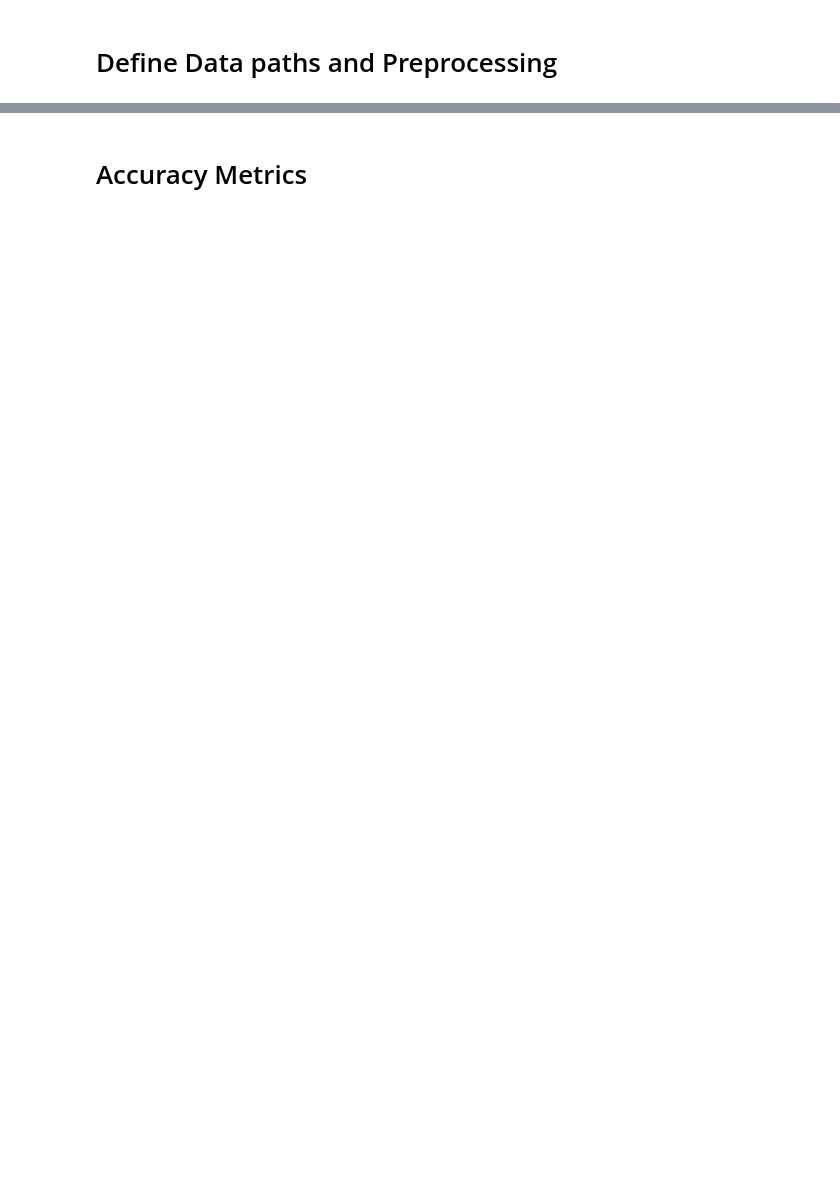
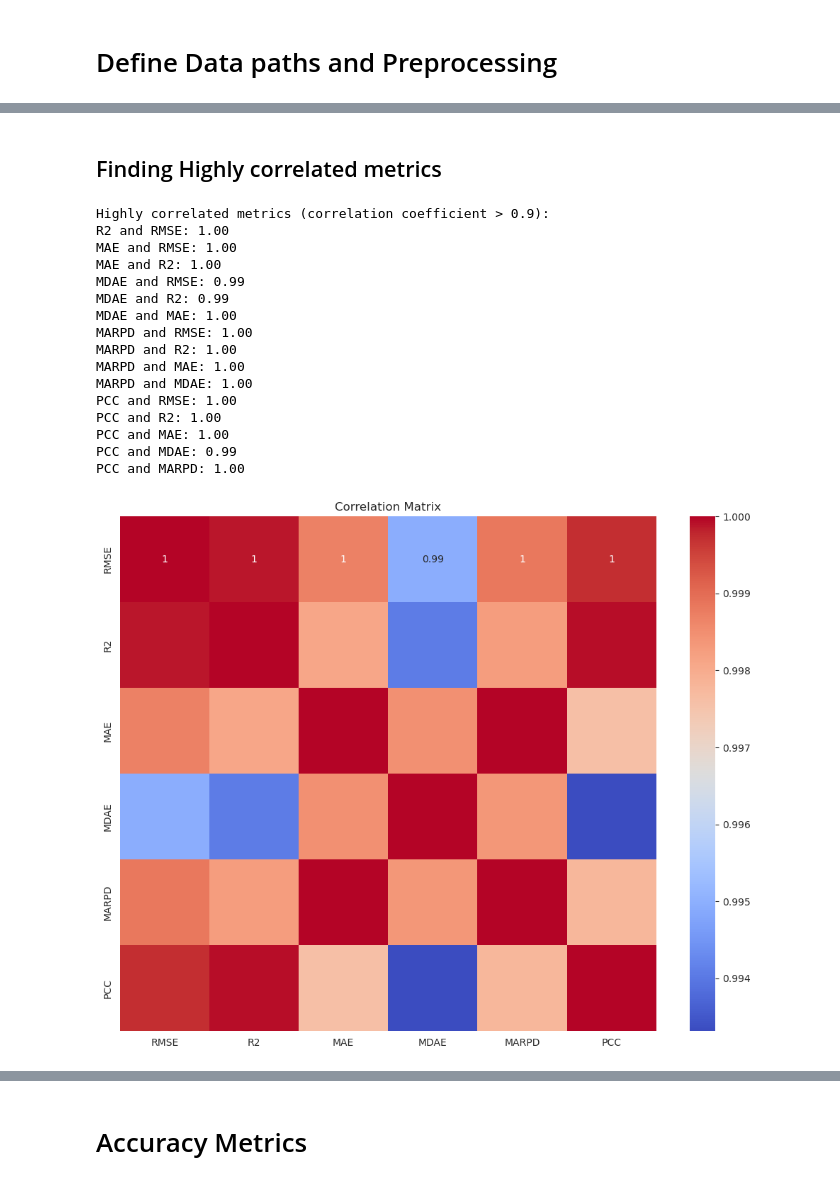
Before and after one commit to CDDLeiden/uqdd, a Jupyter notebook: metrics_analysis.ipynb, the cells around one changed output, grey strips where cells are left out. Saved outputs shown, nothing was run; the diff lists cells and outputs as text; code cells hidden in the pictures; blank space fills up the shorter version.

```diff
--- a/metrics_analysis.ipynb
+++ b/metrics_analysis.ipynb
@@ -205,3 +320,0 @@ def plot_metrics(df, title, metrics, plot_type='boxplot', save_dir=None, group_o
-# %%
-df_test = df_before_calib.copy()
-metrics = ['RMSE']
@@ -482,0 +396,50 @@ green ////
+# %% [markdown]
+## Finding Highly correlated metrics
+# %%
+def find_highly_correlated_metrics(df, metrics, threshold=0.8, save_dir=None):
+    # Calculate the correlation matrix
+    corr_matrix = df[metrics].corr().abs()
+
+    # Find pairs of metrics with correlation above the threshold
+    highly_correlated_pairs = []
+    for i in range(len(corr_matrix.columns)):
+        for j in range(i):
+            if corr_matrix.iloc[i, j] > threshold:
+                pair = (corr_matrix.columns[i], corr_matrix.columns[j], corr_matrix.iloc[i, j])
+                highly_correlated_pairs.append(pair)
+
+    # Print the highly correlated pairs
+    print("Highly correlated metrics (correlation coefficient > {}):".format(threshold))
+    for pair in highly_correlated_pairs:
+        print(f"{pair[0]} and {pair[1]}: {pair[2]:.2f}")
+
+    # Plot the correlation matrix
+    plt.figure(figsize=(10, 8))
+    sns.heatmap(corr_matrix, annot=True, cmap="coolwarm")
+    plt.title("Correlation Matrix")
+    metrics_names = "_".join(metrics)
+    plot_name = f"correlation_matrix_{threshold}_{metrics_names}"
+    save_plot(plt.gcf(), save_dir, plot_name)
+    plt.show()
+
+    return highly_correlated_pairs
+# %%
+highly_correlated_metrics = find_highly_correlated_metrics(df_pcm, accmetrics, threshold=0.9, save_dir=save_dir)
+# %% [output]
+Highly correlated metrics (correlation coefficient > 0.9):
+R2 and RMSE: 1.00
+MAE and RMSE: 1.00
+MAE and R2: 1.00
+MDAE and RMSE: 0.99
+MDAE and R2: 0.99
+MDAE and MAE: 1.00
+MARPD and RMSE: 1.00
+MARPD and R2: 1.00
+MARPD and MAE: 1.00
+MARPD and MDAE: 1.00
+PCC and RMSE: 1.00
+PCC and R2: 1.00
+PCC and MAE: 1.00
+PCC and MDAE: 0.99
+PCC and MARPD: 1.00
+[figure, added]
```
Also changed, not shown: parts of 52 cells of this notebook.
